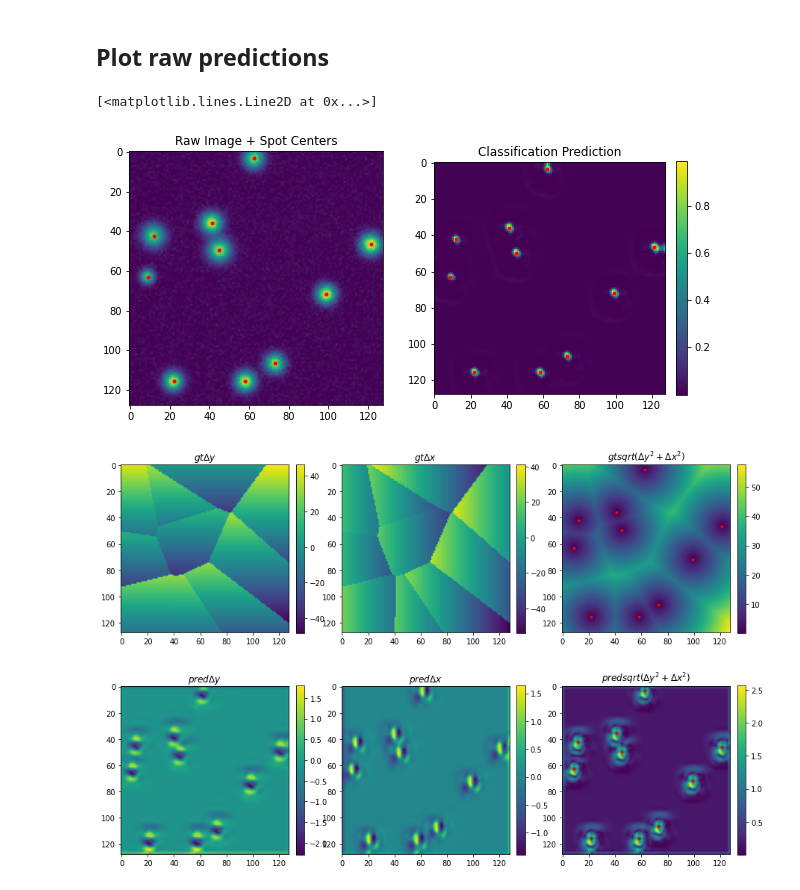
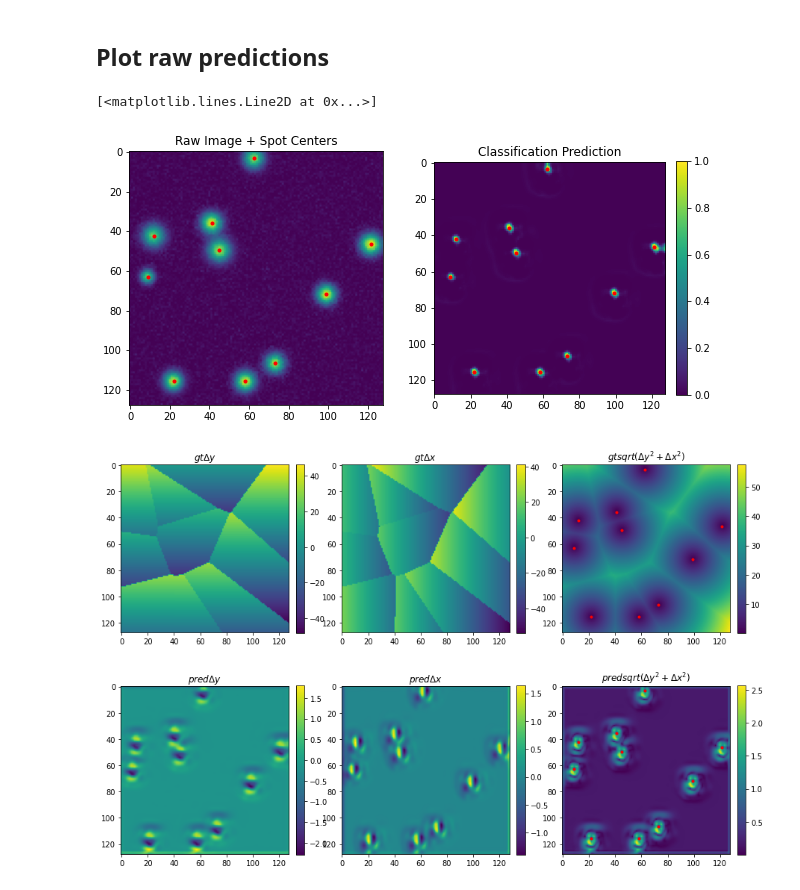
Before and after one commit to vanvalenlab/deepcell-spots, a Jupyter notebook: notebooks/DotNet 2D Fully Convolutional.ipynb, the cells around one changed output. Saved outputs shown, nothing was run; the diff lists cells and outputs as text; code cells hidden in the pictures.

```diff
--- a/notebooks/DotNet 2D Fully Convolutional.ipynb
+++ b/notebooks/DotNet 2D Fully Convolutional.ipynb
@@ -157,22 +156,22 @@ test image result shape: (10, 128, 128, 2)
 # %%
 import matplotlib.pyplot as plt
 
 ## plot raw data, ground truth annotation vs classification results
 ind = 0
 plt.figure(figsize=(10,10))
 plt.subplot(1,2,1)
 
 plt.imshow(X_test[ind,...,0])
 plt.plot(y_test[ind][:,1],y_test[ind][:,0],'.r')
 plt.title('Raw Image + Spot Centers')
 
 plt.subplot(1,2,2)
-plt.imshow(y_pred_test[1][ind,...,1])
+plt.imshow(y_pred_test[1][ind,...,1], vmin=0, vmax=1)
 plt.title('Classification Prediction')
 plt.colorbar(fraction=0.046, pad=0.04);plt.plot(y_test[ind][:,1],y_test[ind][:,0],'.r')
 # %% [output]
 [<matplotlib.lines.Line2D at 0x...>]
-[figure, old version]
+[figure, new version]
 # %%
 # generate offset images for the ground truth annotations
 from deepcell_spots import image_generators
```
Also changed, not shown: parts of 3 cells of this notebook, 1 other file.
